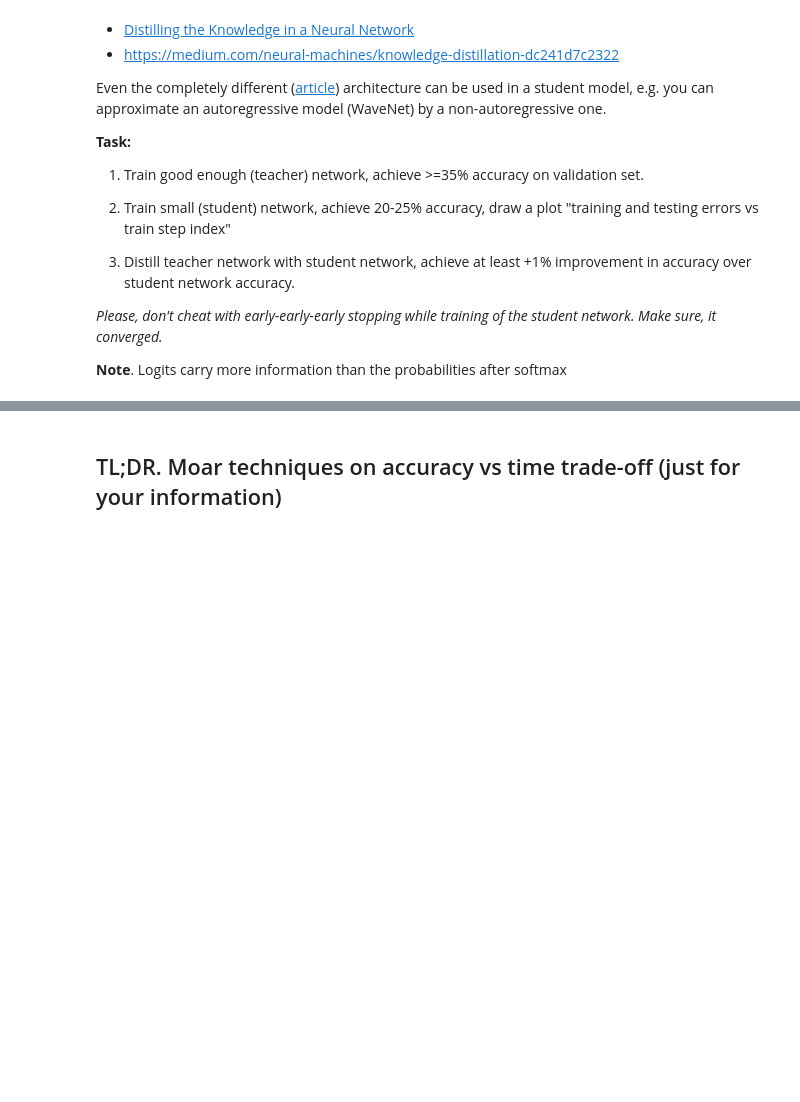
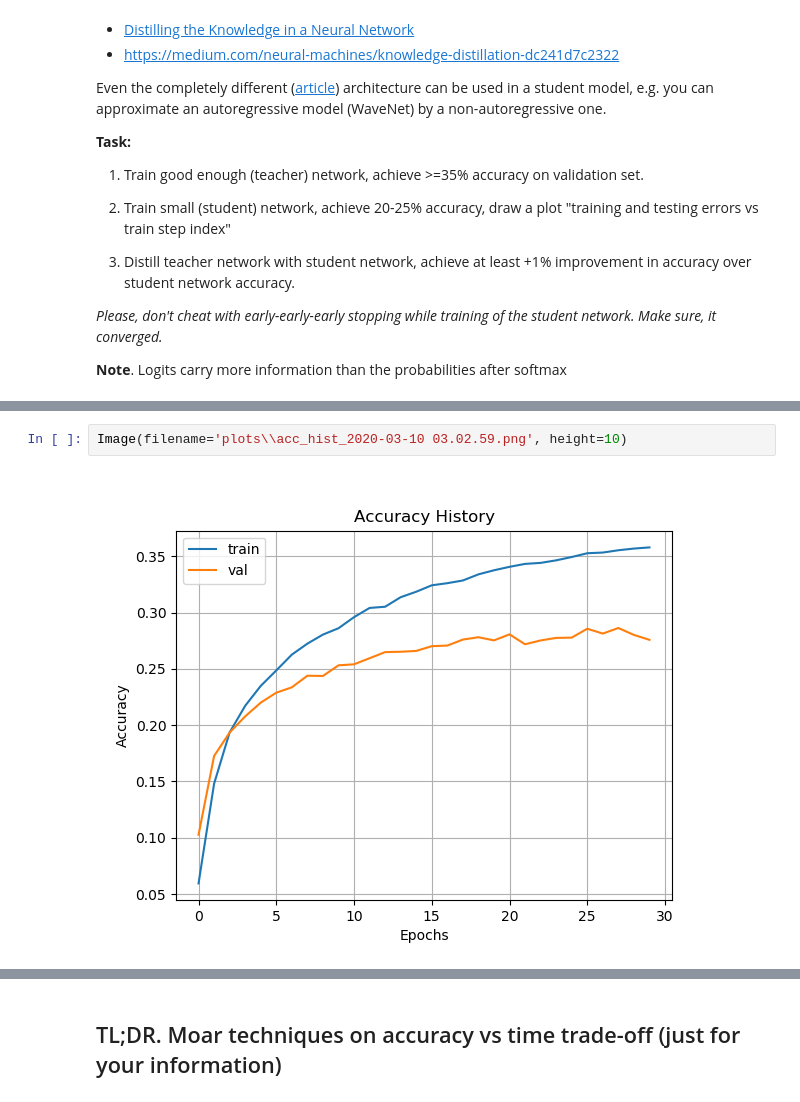
Before and after one commit to svl96/Practical_DL, a Jupyter notebook: homework02/homework_advanced.ipynb, the cells around one changed output, grey strips where cells are left out. Cells and saved outputs as stored; diff of their text form; blank space fills up the shorter version.

```diff
--- a/homework02/homework_advanced.ipynb
+++ b/homework02/homework_advanced.ipynb
@@ -406,0 +337,4 @@ Peak memory usage by Pytorch tensors: 211.36 Mb
+# %%
+Image(filename='plots\\acc_hist_2020-03-10 03.02.59.png', height=10)
+# %% [output]
+[figure, added]
```
Also changed, not shown: parts of 16 cells of this notebook.
